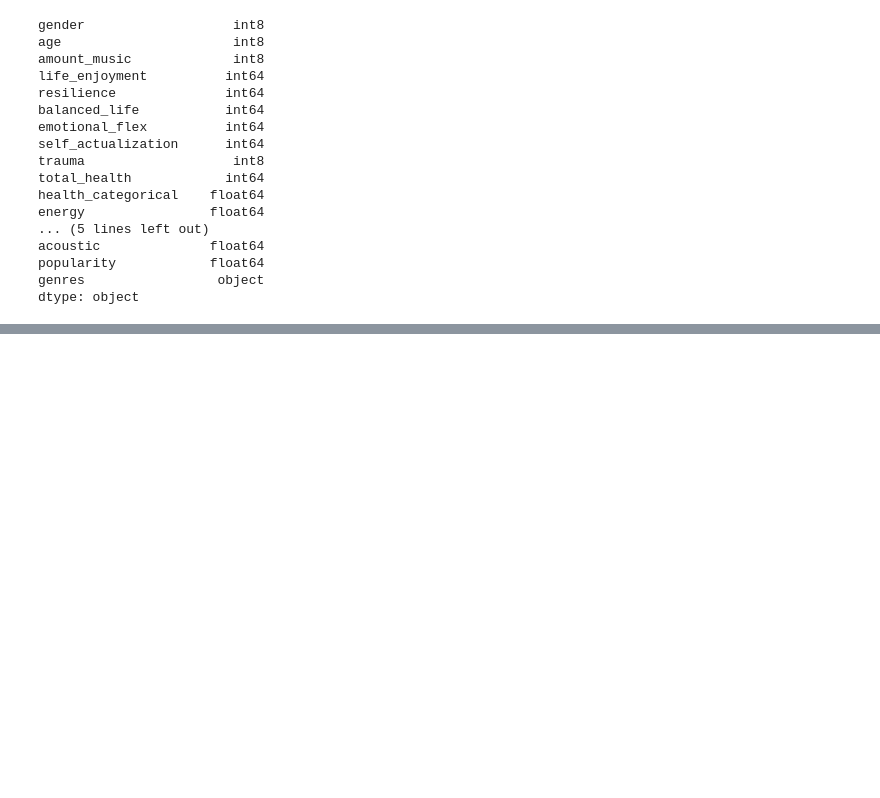
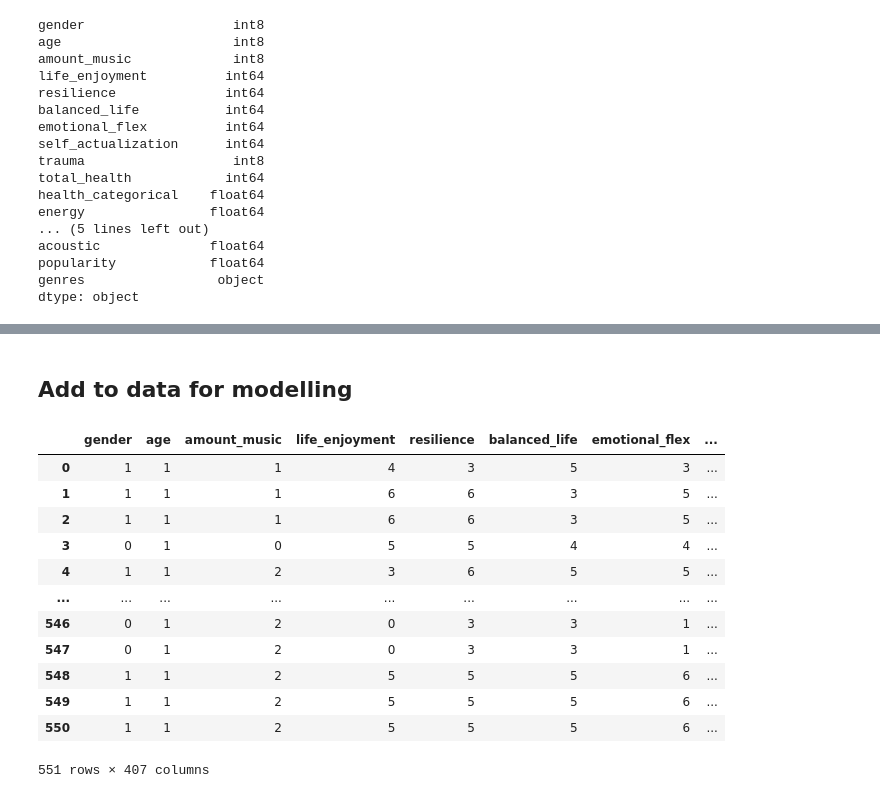
Before and after one commit to ramya1807/Hospital-Playlist, a Jupyter notebook: Project_Data_Cleaning_(master_data).ipynb, the cells around one changed output, grey strips where cells are left out. Drawn from its saved outputs; the diff is of its cells as text; code cells hidden in the pictures; blank space fills up the shorter version.

```diff
--- a/Project_Data_Cleaning_(master_data).ipynb
+++ b/Project_Data_Cleaning_(master_data).ipynb
@@ -347,0 +483,24 @@ data_cleaned.to_csv('data_cleaned2.csv', index = False)
+# %% [markdown]
+## Add to data for modelling
+# %%
+# Drop the "genres" column
+genres_df = genres_df.drop(columns='genres')
+
+# Combine the master data with the genre columns, for future modeling
+data_cleaned3 = pd.concat([data_cleaned, genres_df], axis=1)
+
+data_cleaned3
+# %% [output]
+|  | gender | age | amount_music | life_enjoyment | resilience | balanced_life | emotional_flex | ... |
+| 0 | 1 | 1 | 1 | 4 | 3 | 5 | 3 | ... |
+| 1 | 1 | 1 | 1 | 6 | 6 | 3 | 5 | ... |
+| 2 | 1 | 1 | 1 | 6 | 6 | 3 | 5 | ... |
+| 3 | 0 | 1 | 0 | 5 | 5 | 4 | 4 | ... |
+| 4 | 1 | 1 | 2 | 3 | 6 | 5 | 5 | ... |
+| ... | ... | ... | ... | ... | ... | ... | ... | ... |
+| 546 | 0 | 1 | 2 | 0 | 3 | 3 | 1 | ... |
+| 547 | 0 | 1 | 2 | 0 | 3 | 3 | 1 | ... |
+| 548 | 1 | 1 | 2 | 5 | 5 | 5 | 6 | ... |
+| 549 | 1 | 1 | 2 | 5 | 5 | 5 | 6 | ... |
+| 550 | 1 | 1 | 2 | 5 | 5 | 5 | 6 | ... |
+551 rows × 407 columns
```
Also changed, not shown: parts of 17 cells of this notebook.
